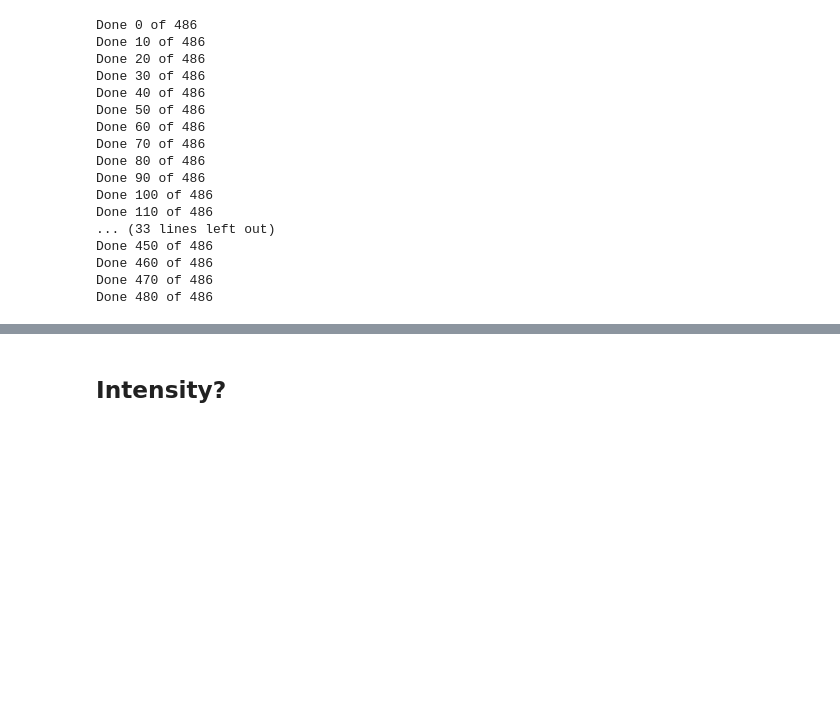
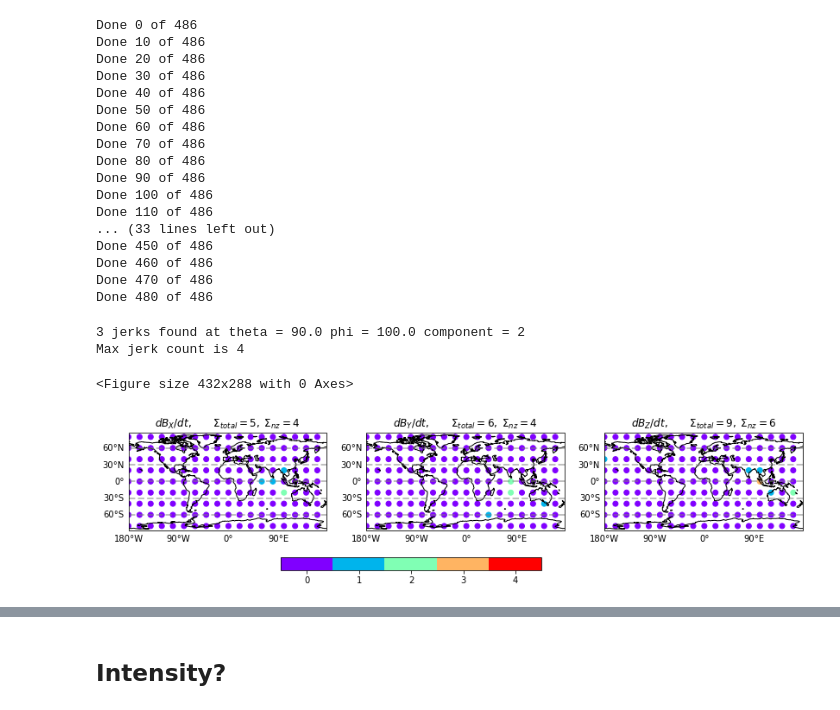
Before and after one commit to plivermore/jerk_finder, a Jupyter notebook: path_model_jerks.ipynb, the cells around one changed output, grey strips where cells are left out. Saved outputs shown, nothing was run; the diff lists cells and outputs as text; code cells hidden in the pictures; blank space fills up the shorter version.

```diff
--- a/path_model_jerks.ipynb
+++ b/path_model_jerks.ipynb
@@ -354,3 +385,81 @@ Done 480 of 486
 import pickle
 with open("Jerk9_lat_long.results", "rb") as fp:   # Unpickling
      results = pickle.load(fp)
+# %%
+# make plot of number of jerks over 8880 +/- 30 years
+from scipy.signal import find_peaks
+import matplotlib.ticker as mticker
+from cartopy.mpl.gridliner import LONGITUDE_FORMATTER, LATITUDE_FORMATTER
+
+height_threshold = 0.4
+distance_threshold = 3
+
+x_theta, x_phi,x_count = [],[],[]
+y_theta, y_phi,y_count = [],[],[]
+z_theta, z_phi,z_count = [],[],[]
+
+for j in range(len(results)):
+    theta = results[j][0]
+    phi = results[j][1]
+    component = results[j][2]
+    CP = results[j][3]
+    if component == 0:
+        x_theta.append(theta); x_phi.append(phi)
+        peaks,_ = find_peaks( CP, height = height_threshold, distance = distance_threshold)
+        x_count.append(len( [time_yearly[i] for i in peaks if (time_yearly[i] < 8880+30 and time_yearly[i] > 8880-30)]))
+
+    if component == 1:
+        y_theta.append(theta); y_phi.append(phi)
+        peaks,_ = find_peaks( CP, height = height_threshold, distance = distance_threshold)
+        y_count.append(len( [time_yearly[i] for i in peaks if (time_yearly[i] < 8880+30 and time_yearly[i] > 8880-30)]))
+
+    if component == 2:
+        z_theta.append(theta); z_phi.append(phi)
+        peaks,_ = find_peaks( CP, height = height_threshold, distance = distance_threshold)
+        z_count.append(len( [time_yearly[i] for i in peaks if (time_yearly[i] < 8880+30 and time_yearly[i] > 8880-30)]))
+    t = len( [time_yearly[i] for i in peaks
+                 if (time_yearly[i] < 8880+30 and time_yearly[i] > 8880-30)])
+    if t >= 3:
+                 print(str(t) + ' jerks found at theta = ' + str(theta) + ' phi = ' + str(phi) + ' component = ' + str(component))
+max_count = 4#max(max(x_count),max(y_count),max(z_count))
+# force this to be 4.
+
+cmap = plt.get_cmap('rainbow', max_count-0+1)
+print( 'Max jerk count is ' + str(max_count))
+plt.figure()
+axes = [0,0,0]
+f, (axes[0],axes[1],axes[2]) = plt.subplots(1, 3, figsize=(14,5),subplot_kw={'projection': ccrs.PlateCarree()})
+
+for i in range(3):
+    if i == 0:
+        cax = axes[0].scatter(x_phi,90.-np.array(x_theta),c=x_count,cmap=cmap, vmin=0-0.5, vmax=(max_count)+0.5)
+        axes[i].set_title(r'$dB_X/dt, \qquad \Sigma_{{total}} = {0:d},\; \Sigma_{{nz}} = {1:d}$'.format(sum(x_count),np.sum(np.array(x_count)>0)))
+    elif i == 1:
+        cax = axes[1].scatter(y_phi,90.-np.array(y_theta),c=y_count,cmap=cmap, vmin=0-0.5, vmax=(max_count)+0.5)
+        axes[i].set_title(r'$dB_Y/dt, \qquad \Sigma_{{total}} = {0:d},\; \Sigma_{{nz}} = {1:d}$'.format(sum(y_count),np.sum(np.array(y_count)>0)))
+    elif i == 2:
+        cax = axes[2].scatter(z_phi,90.-np.array(z_theta),c=z_count,cmap=cmap, vmin=0-0.5, vmax=(max_count)+0.5)
+        axes[i].set_title(r'$dB_Z/dt, \qquad \Sigma_{{total}} = {0:d},\; \Sigma_{{nz}} = {1:d}$'.format(sum(z_count),np.sum(np.array(z_count)>0)))
+
+    axes[i].coastlines()
+    gl = axes[i].gridlines(crs=ccrs.PlateCarree(), draw_labels=[1,0,0,1],
+                      linewidth=2, color='gray', alpha=0.5, linestyle='--')
+    gl.top_labels = False
+    gl.right_labels = False
+    gl.xlines = False
+    gl.xlocator = mticker.FixedLocator([-180, -90, 0, 90, 180])
+    gl.xformatter = LONGITUDE_FORMATTER
+    gl.yformatter = LATITUDE_FORMATTER
+
+cb_ax = f.add_axes([0.30, 0.2, 0.3, 0.4])
+#cb_ax.scatter([0,1,2,3],[0,1,2,3],[0,1,2,4])
+cbar = f.colorbar(cax, ax=cb_ax, orientation = 'horizontal')
+cb_ax.set_axis_off()
+
+cbar.set_ticks(range(0,max_count+1))
+f.savefig('Jerk9_' + str(int(10*height_threshold)) + '_' + str(distance_threshold) + '.pdf',bbox_inches = 'tight')
+# %% [output]
+3 jerks found at theta = 90.0 phi = 100.0 component = 2
+Max jerk count is 4
+<Figure size 432x288 with 0 Axes>
+[figure, added]
```
Also changed, not shown: parts of 8 cells of this notebook, 5 other files.
